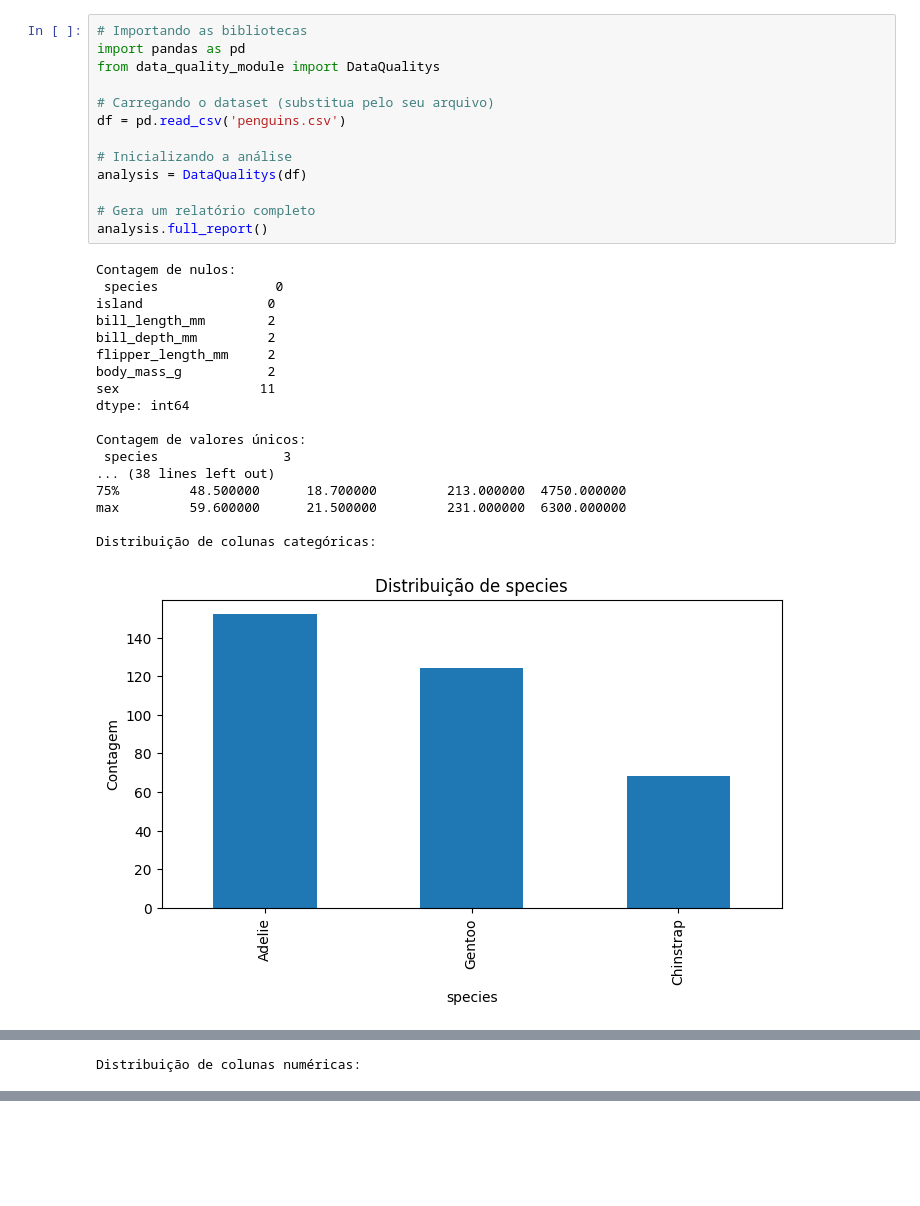
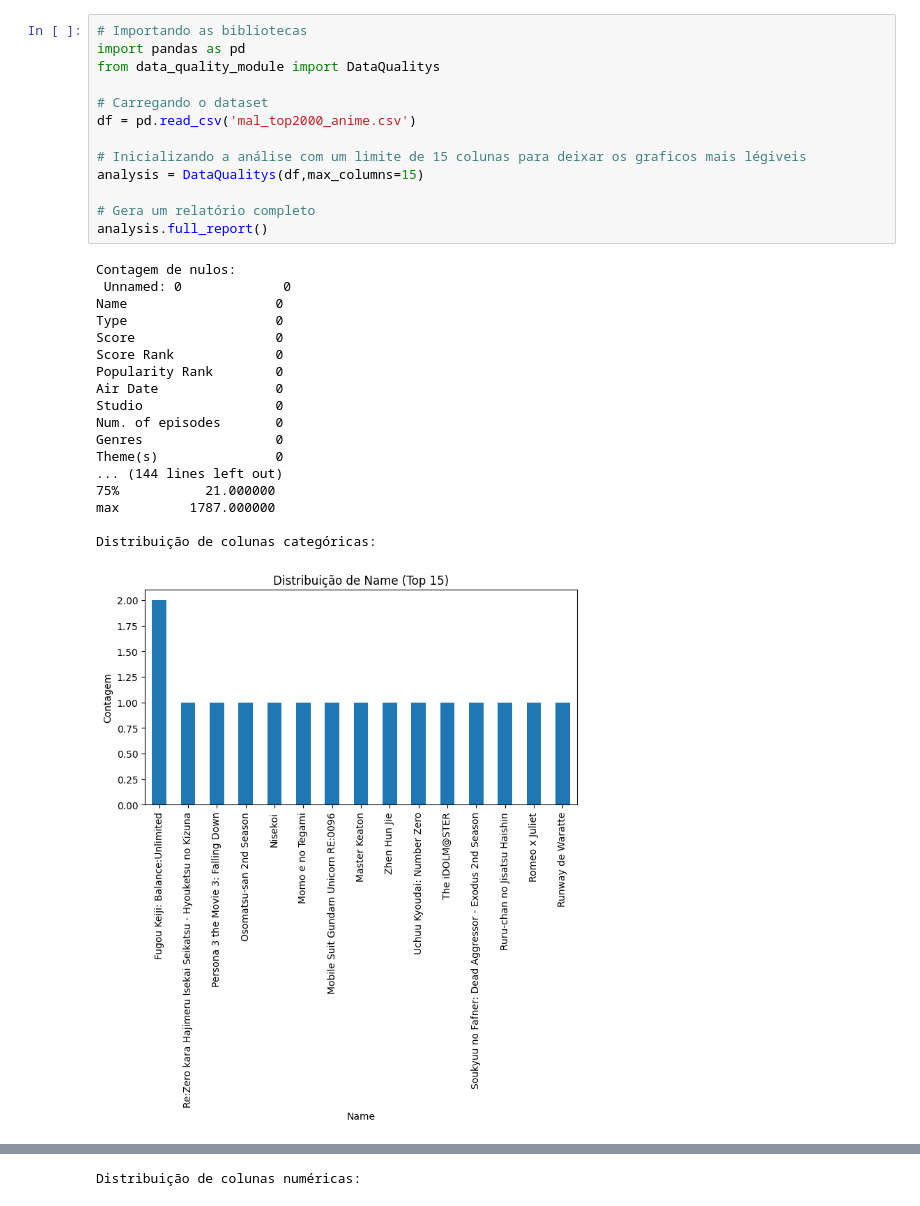
Before and after one commit to gabsgarcia/data-quality-project, a Jupyter notebook: data_quality.ipynb, the cells around one changed output, grey strips where cells are left out. Drawn from its saved outputs; the diff is of its cells as text; blank space fills up the shorter version.

Commit message:
graficos melhores e tratamento de erro

```diff
--- a/data_quality.ipynb
+++ b/data_quality.ipynb
@@ -1,32 +1,32 @@
 # %%
 # Importando as bibliotecas
 import pandas as pd
 from data_quality_module import DataQualitys
 
-# Carregando o dataset (substitua pelo seu arquivo)
-df = pd.read_csv('penguins.csv')
+# Carregando o dataset
+df = pd.read_csv('mal_top2000_anime.csv')
 
-# Inicializando a análise
-analysis = DataQualitys(df)
+# Inicializando a análise com um limite de 15 colunas para deixar os graficos mais légiveis
+analysis = DataQualitys(df,max_columns=15)
 
 # Gera um relatório completo
 analysis.full_report()
 # %% [output]
 Contagem de nulos:
- species               0
-island                0
-bill_length_mm        2
-bill_depth_mm         2
-flipper_length_mm     2
-body_mass_g           2
-sex                  11
-dtype: int64
-
-Contagem de valores únicos:
- species                3
-... (38 lines left out)
-75%         48.500000      18.700000         213.000000  4750.000000
-max         59.600000      21.500000         231.000000  6300.000000
+ Unnamed: 0             0
+Name                   0
+Type                   0
+Score                  0
+Score Rank             0
+Popularity Rank        0
+Air Date               0
+Studio                 0
+Num. of episodes       0
+Genres                 0
+Theme(s)               0
+... (144 lines left out)
+75%           21.000000
+max         1787.000000
 
 Distribuição de colunas categóricas:
-[figure, old version]
+[figure, new version]
@@ -35 +34,0 @@ Distribuição de colunas categóricas:
-Distribuição de colunas numéricas:
@@ -39,0 +39 @@ Distribuição de colunas numéricas:
+Distribuição de colunas numéricas:
```
Also changed, not shown: parts of 1 cell of this notebook, 3 other files.
